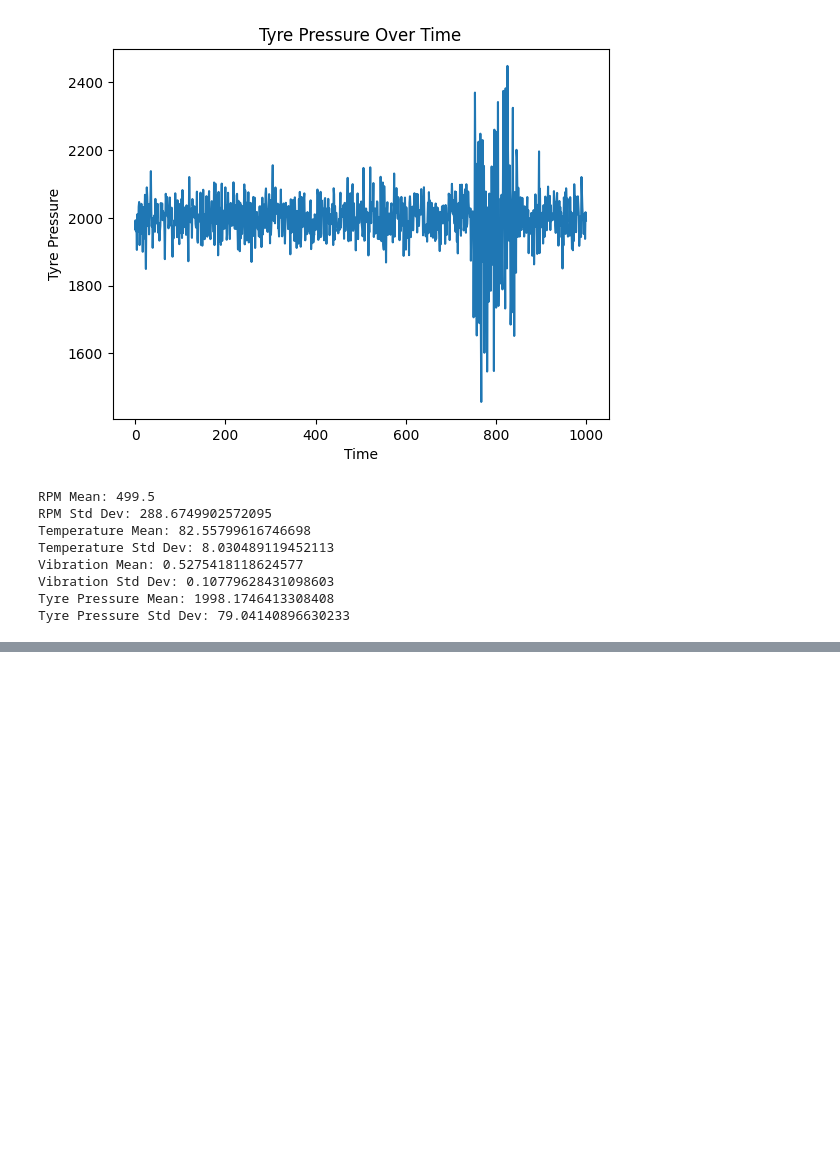
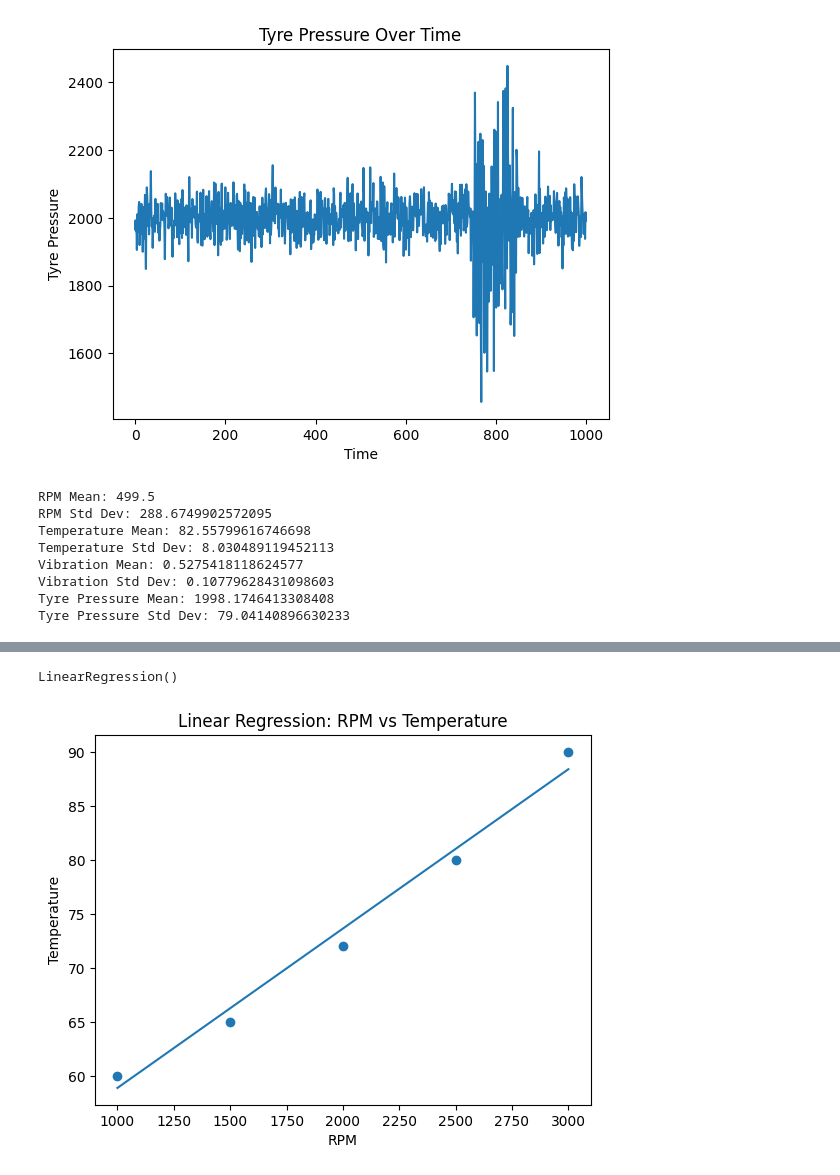
Before and after one commit to mavericus72/sensor-analysis, a Jupyter notebook: analysis/sensor_analysis.ipynb, the cells around one changed output, grey strips where cells are left out. Drawn from its saved outputs; the diff is of its cells as text; code cells hidden in the pictures; blank space fills up the shorter version.

Commit message:
Month 2: ML workflow with train-test split and evaluation

```diff
--- a/analysis/sensor_analysis.ipynb
+++ b/analysis/sensor_analysis.ipynb
@@ -96,0 +104,11 @@ Tyre Pressure Std Dev: 79.04140896630233
+# %%
+rpm = np.array([1000, 1500, 2000, 2500, 3000]).reshape(-1, 1)
+temperature = np.array([60, 65, 72, 80, 90])
+# %%
+X_train, X_test, y_train, y_test = train_test_split(
+    rpm, temperature, test_size=0.2, random_state=42)
+# %%
+model = LinearRegression()
+model.fit(X_train, y_train)
+# %% [output]
+LinearRegression()
@@ -96,0 +117,9 @@ Tyre Pressure Std Dev: 79.04140896630233
+# %%
+plt.scatter(rpm, temperature)
+plt.plot(rpm, model.predict(rpm))
+plt.xlabel("RPM")
+plt.ylabel("Temperature")
+plt.title("Linear Regression: RPM vs Temperature")
+plt.show()
+# %% [output]
+[figure, added]
```
Also changed, not shown: parts of 16 cells of this notebook, 2 other files.
